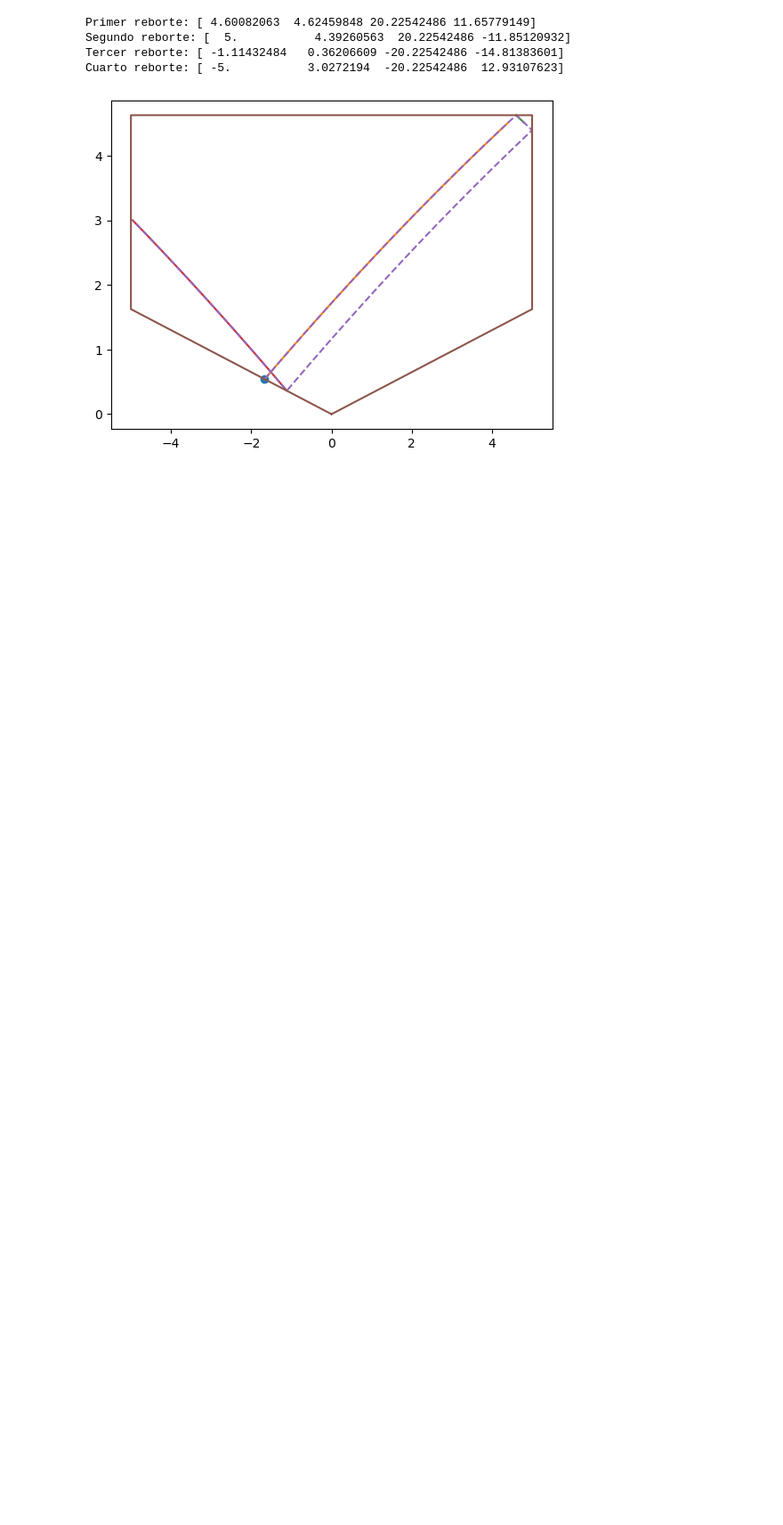
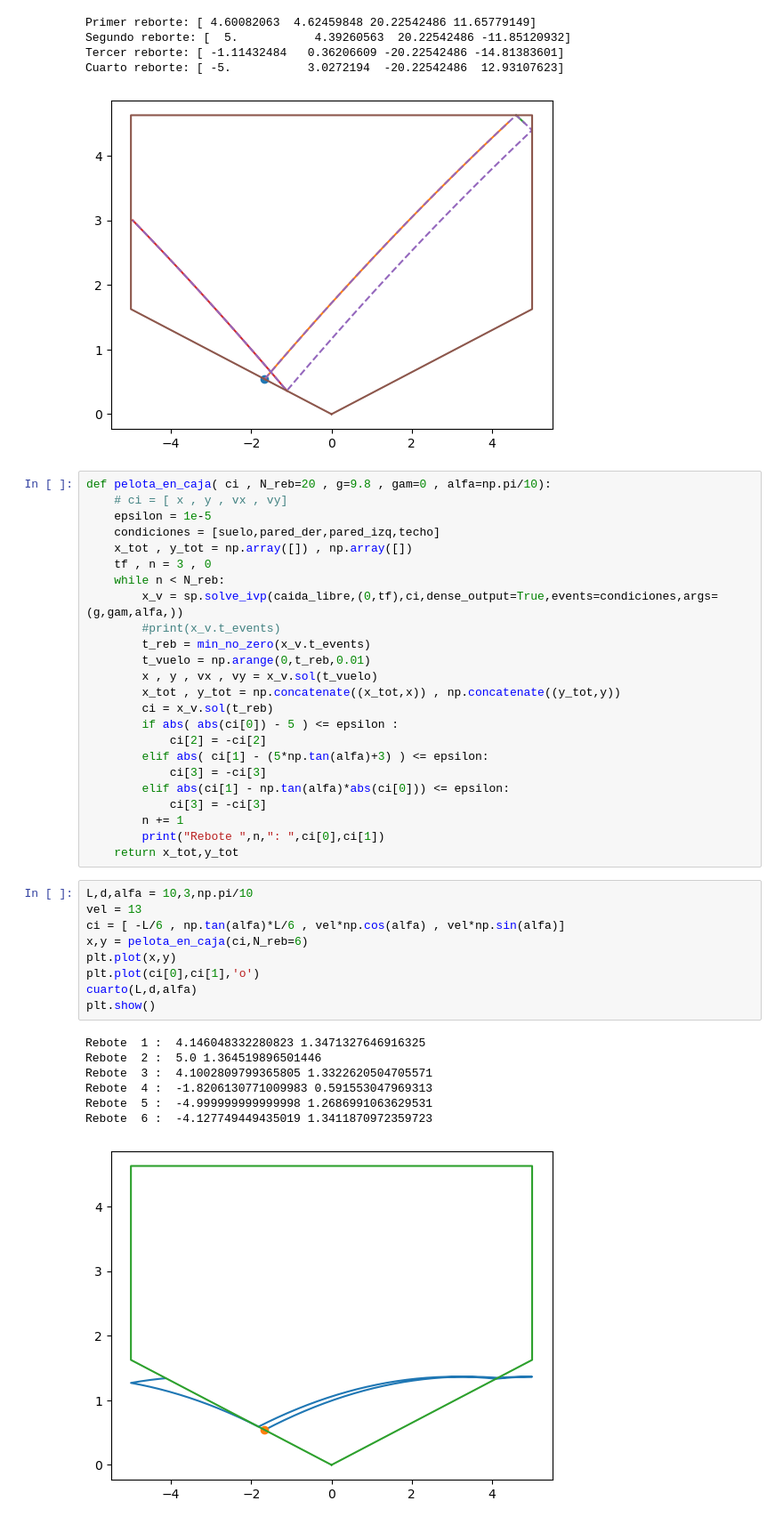
Before and after one commit to richmf/NotitasFisComp25-2, a Jupyter notebook: TEx2 P3 (1).ipynb, the cells around one changed output. Shown at 89% size. Cells and saved outputs as stored; diff of their text form; blank space fills up the shorter version.

```diff
--- a/TEx2 P3 (1).ipynb
+++ b/TEx2 P3 (1).ipynb
@@ -98,3 +98,44 @@ Segundo reborte: [  5.           4.39260563  20.22542486 -11.85120932]
 Tercer reborte: [ -1.11432484   0.36206609 -20.22542486 -14.81383601]
 Cuarto reborte: [ -5.           3.0272194  -20.22542486  12.93107623]
 [figure]
+# %%
+def pelota_en_caja( ci , N_reb=20 , g=9.8 , gam=0 , alfa=np.pi/10):
+    # ci = [ x , y , vx , vy]
+    epsilon = 1e-5
+    condiciones = [suelo,pared_der,pared_izq,techo]
+    x_tot , y_tot = np.array([]) , np.array([])
+    tf , n = 3 , 0
+    while n < N_reb:
+        x_v = sp.solve_ivp(caida_libre,(0,tf),ci,dense_output=True,events=condiciones,args=(g,gam,alfa,))
+        #print(x_v.t_events)
+        t_reb = min_no_zero(x_v.t_events)
+        t_vuelo = np.arange(0,t_reb,0.01)
+        x , y , vx , vy = x_v.sol(t_vuelo)
+        x_tot , y_tot = np.concatenate((x_tot,x)) , np.concatenate((y_tot,y))
+        ci = x_v.sol(t_reb)
+        if abs( abs(ci[0]) - 5 ) <= epsilon :
+            ci[2] = -ci[2]
+        elif abs( ci[1] - (5*np.tan(alfa)+3) ) <= epsilon:
+            ci[3] = -ci[3]
+        elif abs(ci[1] - np.tan(alfa)*abs(ci[0])) <= epsilon:
+            ci[3] = -ci[3]
+        n += 1
+        print("Rebote ",n,": ",ci[0],ci[1])
+    return x_tot,y_tot
+# %%
+L,d,alfa = 10,3,np.pi/10
+vel = 13
+ci = [ -L/6 , np.tan(alfa)*L/6 , vel*np.cos(alfa) , vel*np.sin(alfa)]
+x,y = pelota_en_caja(ci,N_reb=6)
+plt.plot(x,y)
+plt.plot(ci[0],ci[1],'o')
+cuarto(L,d,alfa)
+plt.show()
+# %% [output]
+Rebote  1 :  4.146048332280823 1.3471327646916325
+Rebote  2 :  5.0 1.364519896501446
+Rebote  3 :  4.1002809799365805 1.3322620504705571
+Rebote  4 :  -1.8206130771009983 0.591553047969313
+Rebote  5 :  -4.999999999999998 1.2686991063629531
+Rebote  6 :  -4.127749449435019 1.3411870972359723
+[figure, added]
```
